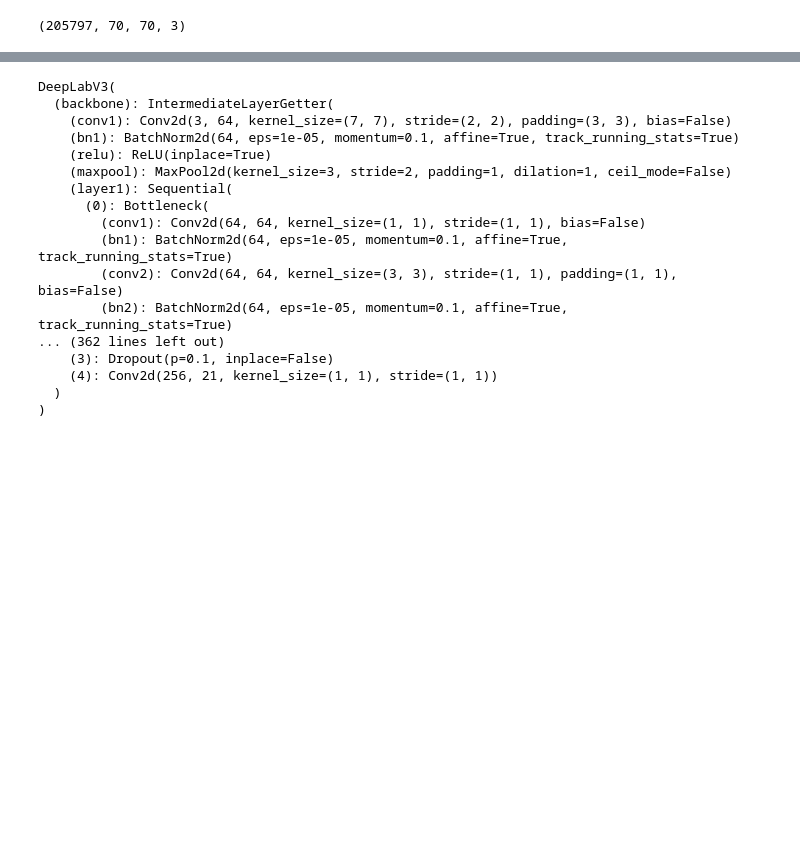
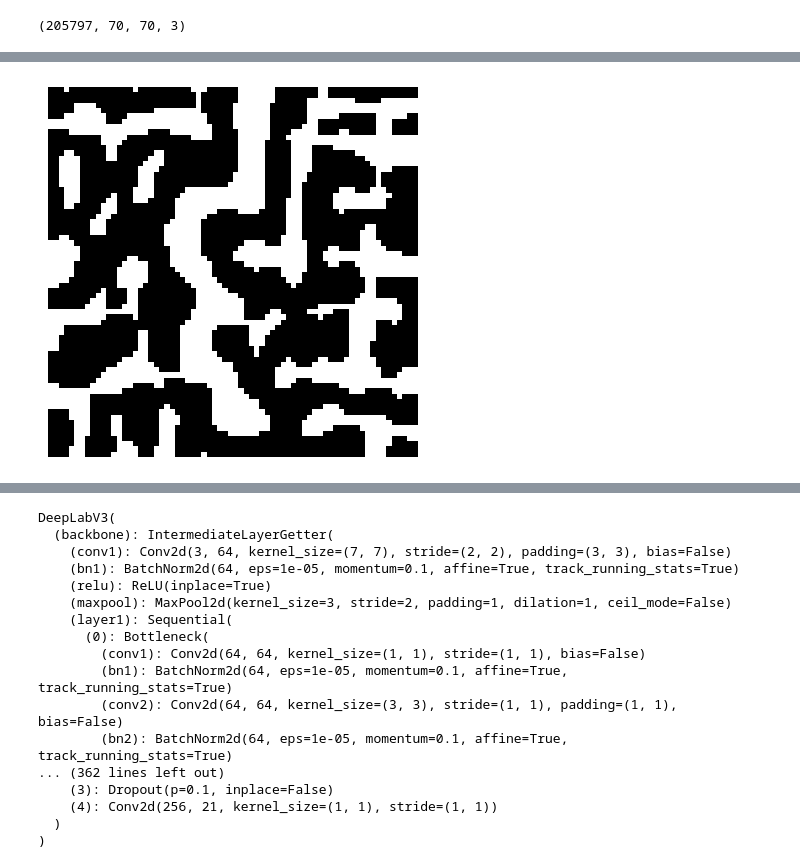
Before and after one commit to Wishmitha/Vesuvius, a Jupyter notebook: alpub_autoencoder/alpub_image_processor.ipynb, the cells around one changed output, grey strips where cells are left out. Drawn from its saved outputs; the diff is of its cells as text; code cells hidden in the pictures; blank space fills up the shorter version.

```diff
--- a/alpub_autoencoder/alpub_image_processor.ipynb
+++ b/alpub_autoencoder/alpub_image_processor.ipynb
@@ -81,0 +84,10 @@ plt.show()
+# %%
+# Apply erosion and dilation
+seg_image = apply_erosion_dialiation(adapt_thresholded_image, kernel_size=3, no_iterations=1)
+
+# Display the segmented image
+plt.imshow(seg_image, cmap="gray")
+plt.axis("off")
+plt.show()
+# %% [output]
+[figure, added]
```
Also changed, not shown: parts of 17 cells of this notebook, 1 other file.
